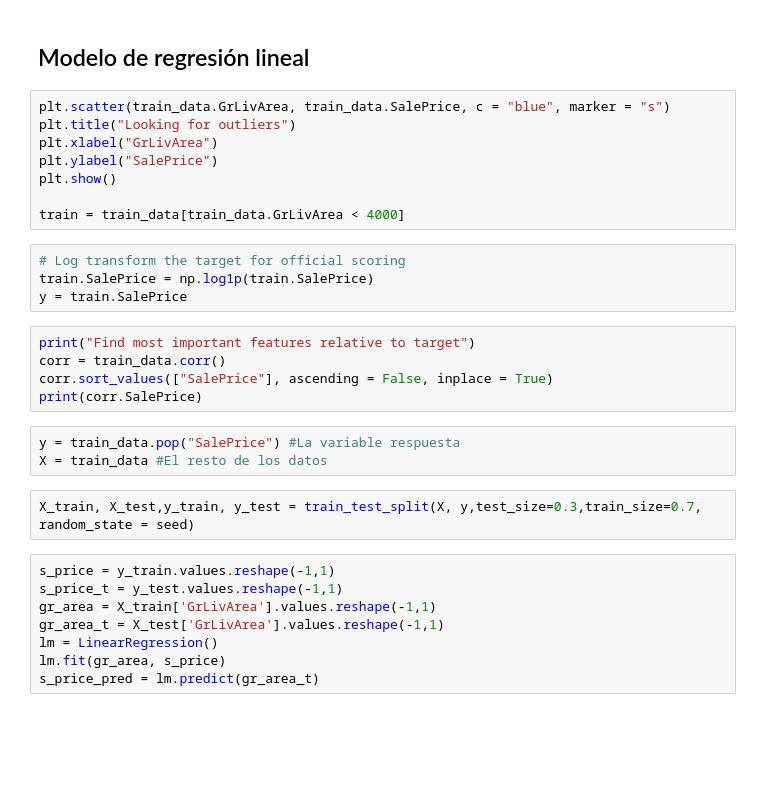
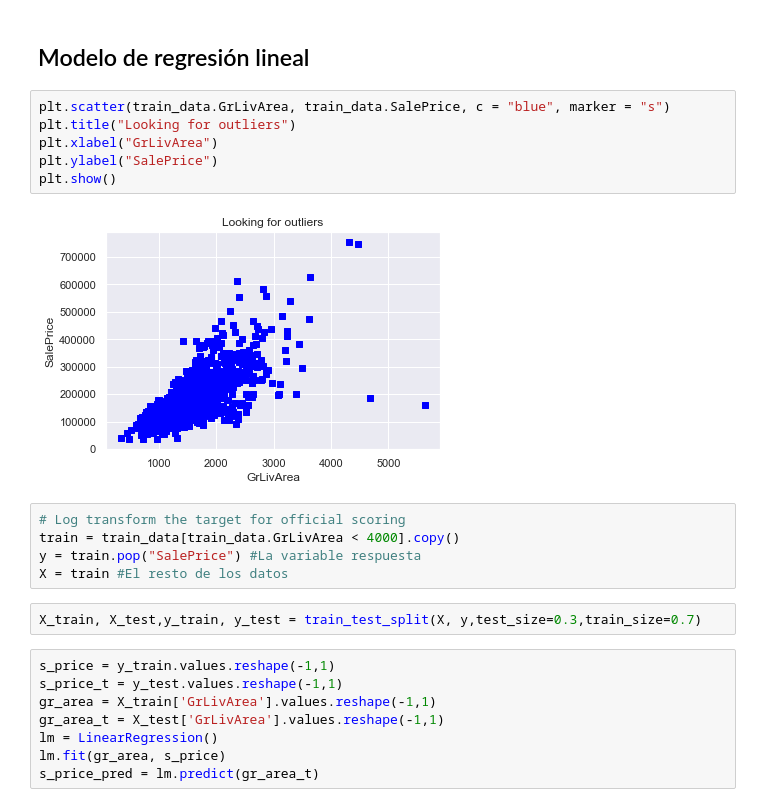
Before and after one commit to andreamalin/HDT4_Mineria, a Jupyter notebook: main.ipynb, the cells around one changed output. Cells and saved outputs as stored; diff of their text form; blank space fills up the shorter version.

```diff
--- a/main.ipynb
+++ b/main.ipynb
@@ -89,25 +217,18 @@ missing_data.head(20)
 # %%
 plt.scatter(train_data.GrLivArea, train_data.SalePrice, c = "blue", marker = "s")
 plt.title("Looking for outliers")
 plt.xlabel("GrLivArea")
 plt.ylabel("SalePrice")
 plt.show()
-
-train = train_data[train_data.GrLivArea < 4000]
+# %% [output]
+[figure, added]
 # %%
 # Log transform the target for official scoring
-train.SalePrice = np.log1p(train.SalePrice)
-y = train.SalePrice
+train = train_data[train_data.GrLivArea < 4000].copy()
+y = train.pop("SalePrice") #La variable respuesta
+X = train #El resto de los datos
-# %%
-print("Find most important features relative to target")
-corr = train_data.corr()
-corr.sort_values(["SalePrice"], ascending = False, inplace = True)
-print(corr.SalePrice)
-# %%
-y = train_data.pop("SalePrice") #La variable respuesta
-X = train_data #El resto de los datos
 # %%
-X_train, X_test,y_train, y_test = train_test_split(X, y,test_size=0.3,train_size=0.7, random_state = seed)
+X_train, X_test,y_train, y_test = train_test_split(X, y,test_size=0.3,train_size=0.7)
 # %%
 s_price = y_train.values.reshape(-1,1)
 s_price_t = y_test.values.reshape(-1,1)
```
Also changed, not shown: parts of 13 cells of this notebook.
